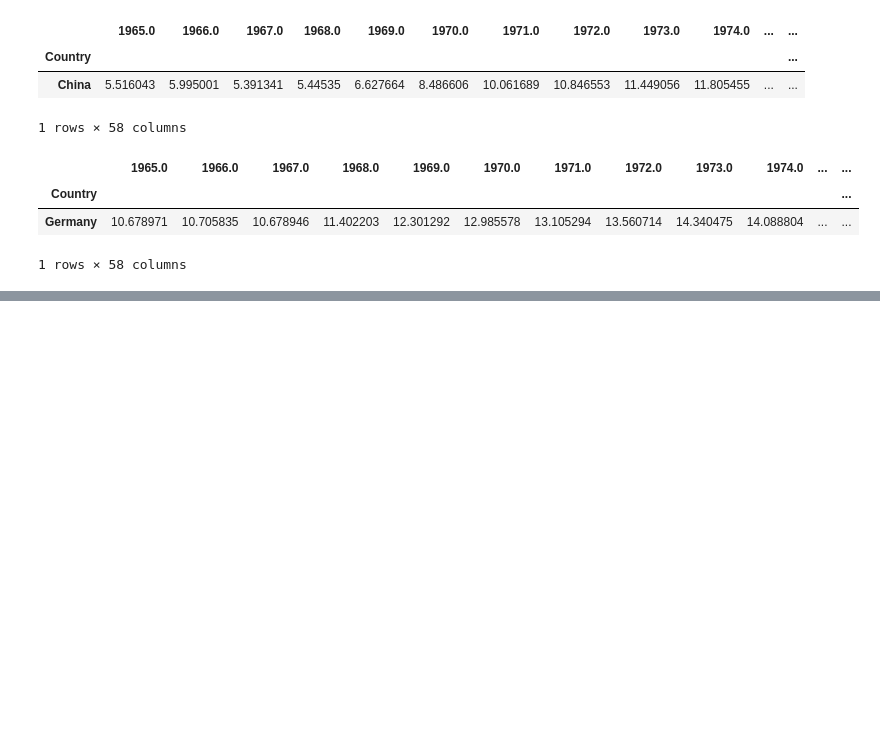
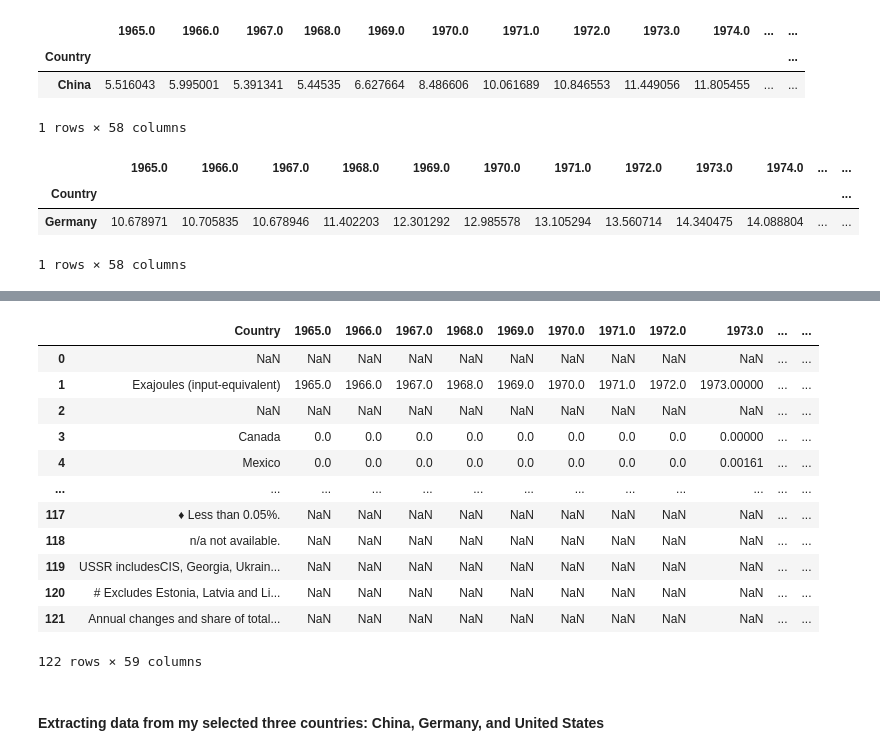
Before and after one commit to yuyhong23/ETL_Project, a Jupyter notebook: ETL_PROJECT.ipynb, the cells around one changed output, grey strips where cells are left out. Saved outputs shown, nothing was run; the diff lists cells and outputs as text; code cells hidden in the pictures; blank space fills up the shorter version.

Commit message:
Added data from the renewable sheet from bp.com. Also extracted the data for my selected countries.

```diff
--- a/ETL_PROJECT.ipynb
+++ b/ETL_PROJECT.ipynb
@@ -47,0 +50,9 @@ bp_pe_rename.head()
+# %%
+# Import data file
+bp_rc_file = "data/bp-stats-review-2020-all-data.xlsx"
+
+bp_rc = pd.read_excel(bp_rc_file, "Renewables Consumption - EJ", engine="openpyxl")
+
+# Rename the columns with value from the second row
+bp_rc_rename = bp_rc.rename(columns=bp_rc.iloc[1])
+bp_rc_rename.head()
@@ -298,0 +327,4 @@ bp_ec_germany.head()
+# %%
+# Extract wanted columns
+bp_rc_countries = bp_rc_rename.copy()
+bp_rc_countries.head()
@@ -298,0 +439,21 @@ bp_ec_germany.head()
+# %%
+# Rename the fist and 2008-2018 column
+bp_rc_countries = bp_rc_countries.rename(columns={bp_rc_countries.columns[0]: "Country",
+                                                bp_rc_countries.columns[57]: "2008-2018_growth_rate_per_annum"})
+bp_rc_countries
+# %% [output]
+|  | Country | 1965.0 | 1966.0 | 1967.0 | 1968.0 | 1969.0 | 1970.0 | 1971.0 | 1972.0 | 1973.0 | ... | ... |
+| 0 | NaN | NaN | NaN | NaN | NaN | NaN | NaN | NaN | NaN | NaN | ... | ... |
+| 1 | Exajoules (input-equivalent) | 1965.0 | 1966.0 | 1967.0 | 1968.0 | 1969.0 | 1970.0 | 1971.0 | 1972.0 | 1973.00000 | ... | ... |
+| 2 | NaN | NaN | NaN | NaN | NaN | NaN | NaN | NaN | NaN | NaN | ... | ... |
+| 3 | Canada | 0.0 | 0.0 | 0.0 | 0.0 | 0.0 | 0.0 | 0.0 | 0.0 | 0.00000 | ... | ... |
+| 4 | Mexico | 0.0 | 0.0 | 0.0 | 0.0 | 0.0 | 0.0 | 0.0 | 0.0 | 0.00161 | ... | ... |
+| ... | ... | ... | ... | ... | ... | ... | ... | ... | ... | ... | ... | ... |
+| 117 | ♦ Less than 0.05%. | NaN | NaN | NaN | NaN | NaN | NaN | NaN | NaN | NaN | ... | ... |
+| 118 | n/a not available. | NaN | NaN | NaN | NaN | NaN | NaN | NaN | NaN | NaN | ... | ... |
+| 119 | USSR includesCIS, Georgia, Ukrain... | NaN | NaN | NaN | NaN | NaN | NaN | NaN | NaN | NaN | ... | ... |
+| 120 | # Excludes Estonia, Latvia and Li... | NaN | NaN | NaN | NaN | NaN | NaN | NaN | NaN | NaN | ... | ... |
+| 121 | Annual changes and share of total... | NaN | NaN | NaN | NaN | NaN | NaN | NaN | NaN | NaN | ... | ... |
+122 rows × 59 columns
+# %% [markdown]
+#### Extracting data from my selected three countries: China, Germany, and United States
```
Also changed, not shown: parts of 13 cells of this notebook.
